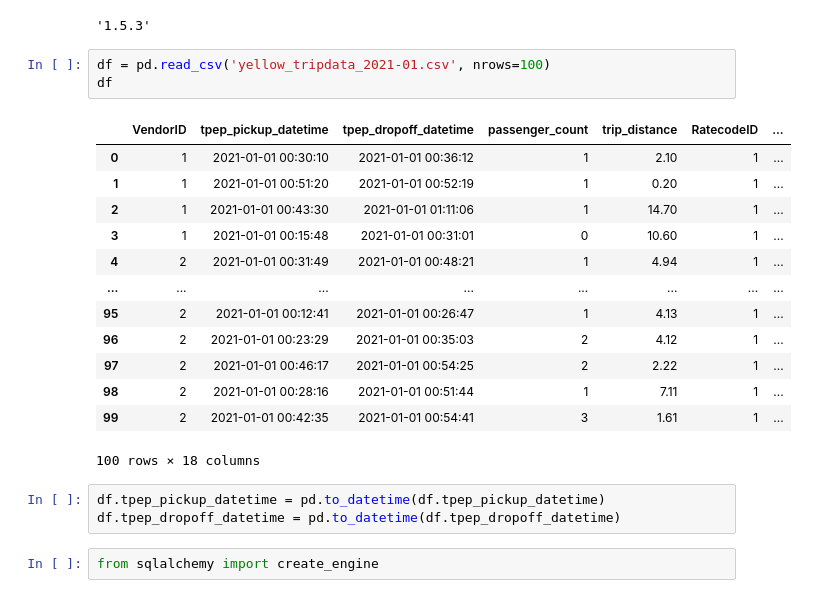
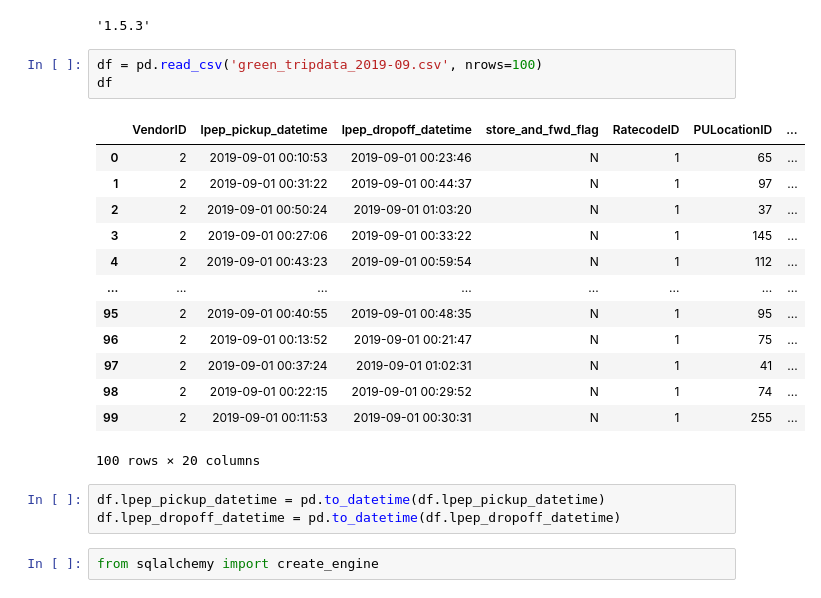
Before and after one commit to PD013/DE_OLD, a Jupyter notebook: week1_set_up/docker_sql/upload_data.ipynb, the cells around one changed output. Saved outputs shown, nothing was run; the diff lists cells and outputs as text.

```diff
--- a/week1_set_up/docker_sql/upload_data.ipynb
+++ b/week1_set_up/docker_sql/upload_data.ipynb
@@ -5,25 +5,25 @@ pd.__version__
 # %% [output]
 '1.5.3'
 # %%
-df = pd.read_csv('yellow_tripdata_2021-01.csv', nrows=100)
+df = pd.read_csv('green_tripdata_2019-09.csv', nrows=100)
 df
 # %% [output]
-|  | VendorID | tpep_pickup_datetime | tpep_dropoff_datetime | passenger_count | trip_distance | RatecodeID | ... |
-| 0 | 1 | 2021-01-01 00:30:10 | 2021-01-01 00:36:12 | 1 | 2.10 | 1 | ... |
-| 1 | 1 | 2021-01-01 00:51:20 | 2021-01-01 00:52:19 | 1 | 0.20 | 1 | ... |
-| 2 | 1 | 2021-01-01 00:43:30 | 2021-01-01 01:11:06 | 1 | 14.70 | 1 | ... |
-| 3 | 1 | 2021-01-01 00:15:48 | 2021-01-01 00:31:01 | 0 | 10.60 | 1 | ... |
-| 4 | 2 | 2021-01-01 00:31:49 | 2021-01-01 00:48:21 | 1 | 4.94 | 1 | ... |
+|  | VendorID | lpep_pickup_datetime | lpep_dropoff_datetime | store_and_fwd_flag | RatecodeID | PULocationID | ... |
+| 0 | 2 | 2019-09-01 00:10:53 | 2019-09-01 00:23:46 | N | 1 | 65 | ... |
+| 1 | 2 | 2019-09-01 00:31:22 | 2019-09-01 00:44:37 | N | 1 | 97 | ... |
+| 2 | 2 | 2019-09-01 00:50:24 | 2019-09-01 01:03:20 | N | 1 | 37 | ... |
+| 3 | 2 | 2019-09-01 00:27:06 | 2019-09-01 00:33:22 | N | 1 | 145 | ... |
+| 4 | 2 | 2019-09-01 00:43:23 | 2019-09-01 00:59:54 | N | 1 | 112 | ... |
 | ... | ... | ... | ... | ... | ... | ... | ... |
-| 95 | 2 | 2021-01-01 00:12:41 | 2021-01-01 00:26:47 | 1 | 4.13 | 1 | ... |
-| 96 | 2 | 2021-01-01 00:23:29 | 2021-01-01 00:35:03 | 2 | 4.12 | 1 | ... |
-| 97 | 2 | 2021-01-01 00:46:17 | 2021-01-01 00:54:25 | 2 | 2.22 | 1 | ... |
-| 98 | 2 | 2021-01-01 00:28:16 | 2021-01-01 00:51:44 | 1 | 7.11 | 1 | ... |
-| 99 | 2 | 2021-01-01 00:42:35 | 2021-01-01 00:54:41 | 3 | 1.61 | 1 | ... |
+| 95 | 2 | 2019-09-01 00:40:55 | 2019-09-01 00:48:35 | N | 1 | 95 | ... |
+| 96 | 2 | 2019-09-01 00:13:52 | 2019-09-01 00:21:47 | N | 1 | 75 | ... |
+| 97 | 2 | 2019-09-01 00:37:24 | 2019-09-01 01:02:31 | N | 1 | 41 | ... |
+| 98 | 2 | 2019-09-01 00:22:15 | 2019-09-01 00:29:52 | N | 1 | 74 | ... |
+| 99 | 2 | 2019-09-01 00:11:53 | 2019-09-01 00:30:31 | N | 1 | 255 | ... |
-100 rows × 18 columns
+100 rows × 20 columns
 # %%
-df.tpep_pickup_datetime = pd.to_datetime(df.tpep_pickup_datetime)
-df.tpep_dropoff_datetime = pd.to_datetime(df.tpep_dropoff_datetime)
+df.lpep_pickup_datetime = pd.to_datetime(df.lpep_pickup_datetime)
+df.lpep_dropoff_datetime = pd.to_datetime(df.lpep_dropoff_datetime)
 # %%
 from sqlalchemy import create_engine
 # %%
```
Also changed, not shown: parts of 10 cells of this notebook, 4 other files.
